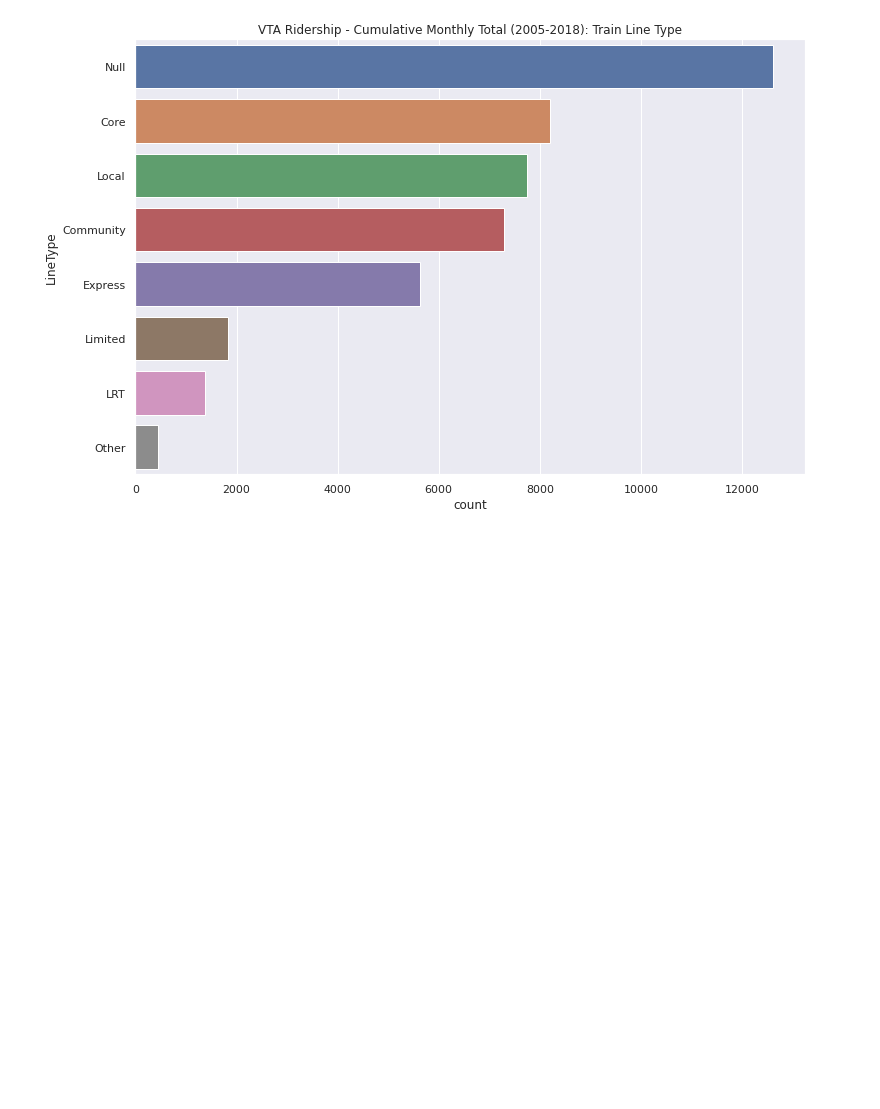
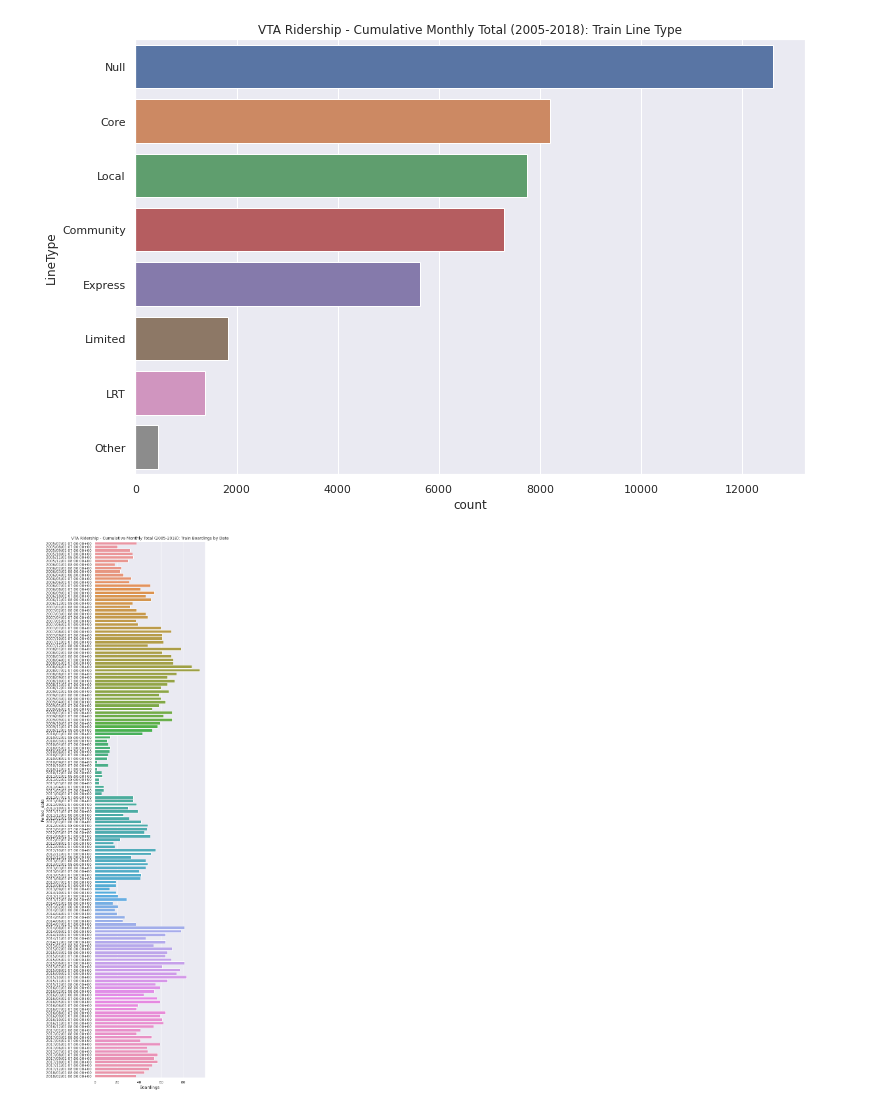
Before and after one commit to AlexFang0214SH/jupyter-dashboard, a Jupyter notebook: notebooks/Jupyter_Dashboard.ipynb, the cells around one changed output. Saved outputs shown, nothing was run; the diff lists cells and outputs as text; code cells hidden in the pictures; blank space fills up the shorter version.

```diff
--- a/notebooks/Jupyter_Dashboard.ipynb
+++ b/notebooks/Jupyter_Dashboard.ipynb
@@ -200,3 +200,29 @@ cplot_sort(
 # %% [output]
 [figure]
 [figure]
+# %%
+# 03A.02 - create bar plot
+
+# create countplot
+plt.figure(figsize=(6, 30))
+
+# aggregate and sort for plot
+# https://gist.github.com/fomightez/bb5a9c727d93d1508187677b4d74d7c1
+def barplot(y_col, x_col, df, msg):
+    sns.barplot(
+        y=y_col,
+        x=x_col,
+        data=df
+    )
+    plt.title(msg)
+    plt.show()
+
+df_total_sort = df_total.groupby(['Period_date'])['Boardings'].aggregate(np.median).reset_index()
+barplot(
+    'Period_date',
+    'Boardings',
+    df_total_sort,
+    'VTA Ridership - Cumulative Monthly Total (2005-2018): Train Boardings by Date'
+)
+# %% [output]
+[figure, added]
```
Also changed, not shown: parts of 2 cells of this notebook.
